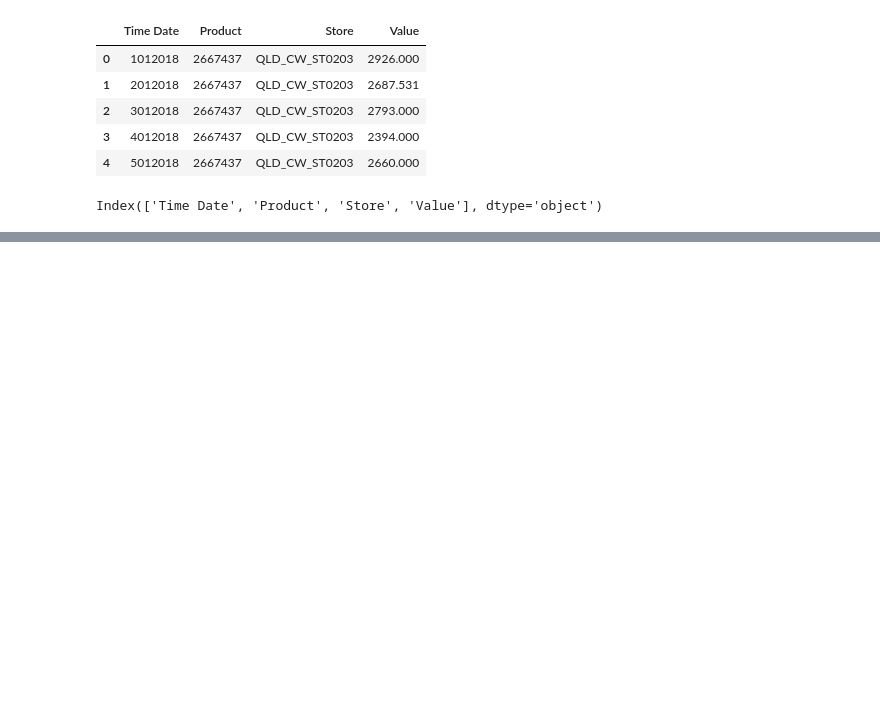
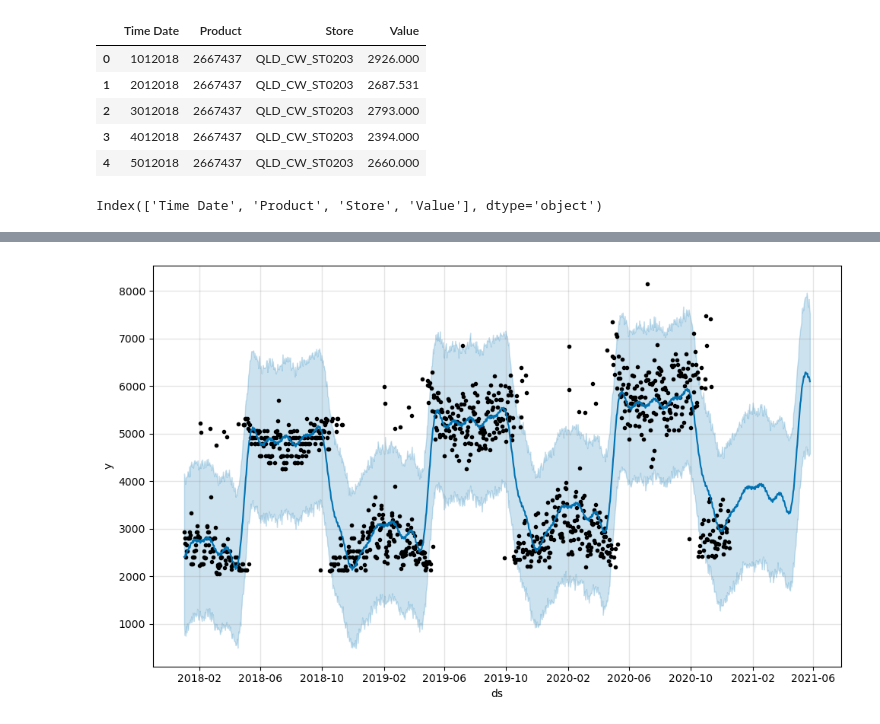
Before and after one commit to yasinda-s/TimeSeriesPython, a Jupyter notebook: PROPHET.ipynb, the cells around one changed output, grey strips where cells are left out. Cells and saved outputs as stored; diff of their text form; code cells hidden in the pictures; blank space fills up the shorter version.

```diff
--- a/PROPHET.ipynb
+++ b/PROPHET.ipynb
@@ -23,0 +155,4 @@ Index(['Time Date', 'Product', 'Store', 'Value'], dtype='object')
+# %%
+forecase_plot = fit_model.plot(forecast)
+# %% [output]
+[figure, added]
```
Also changed, not shown: parts of 29 cells of this notebook.
